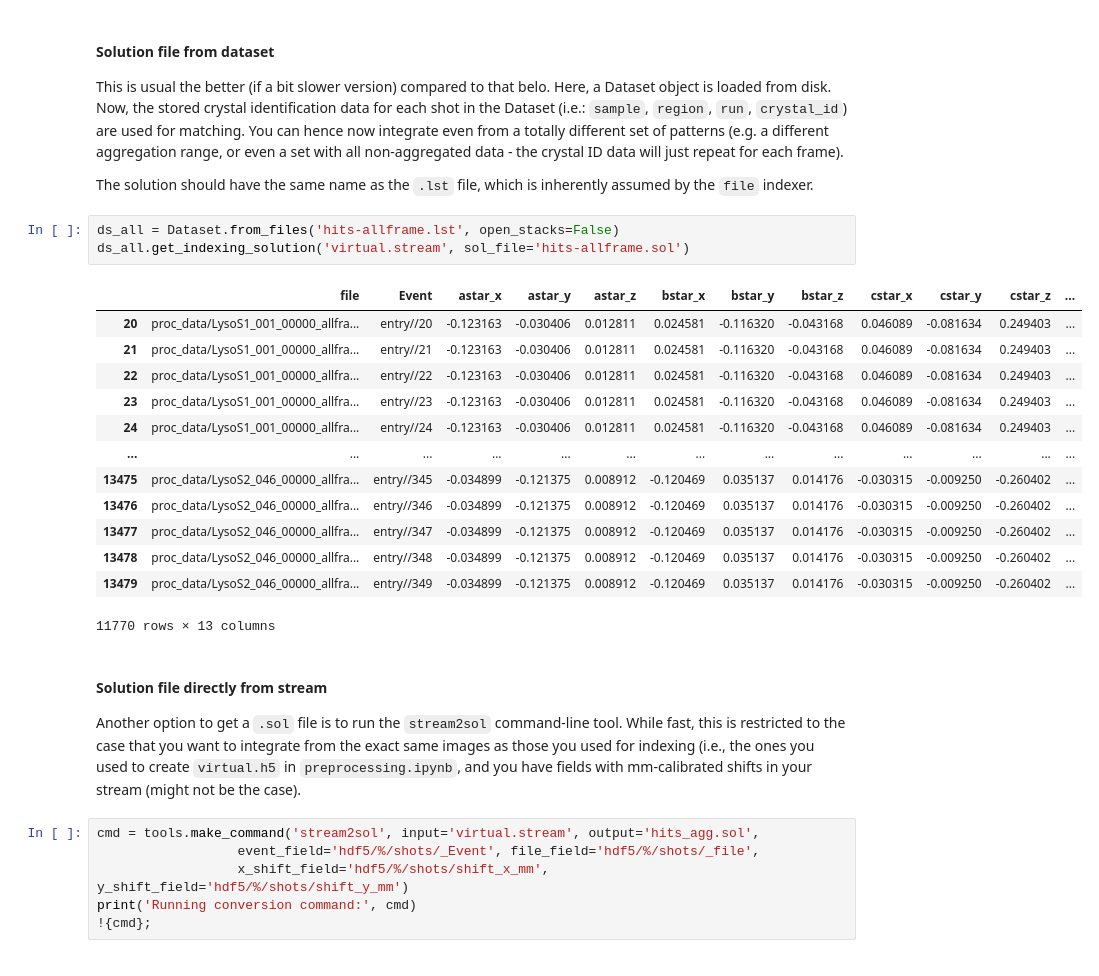
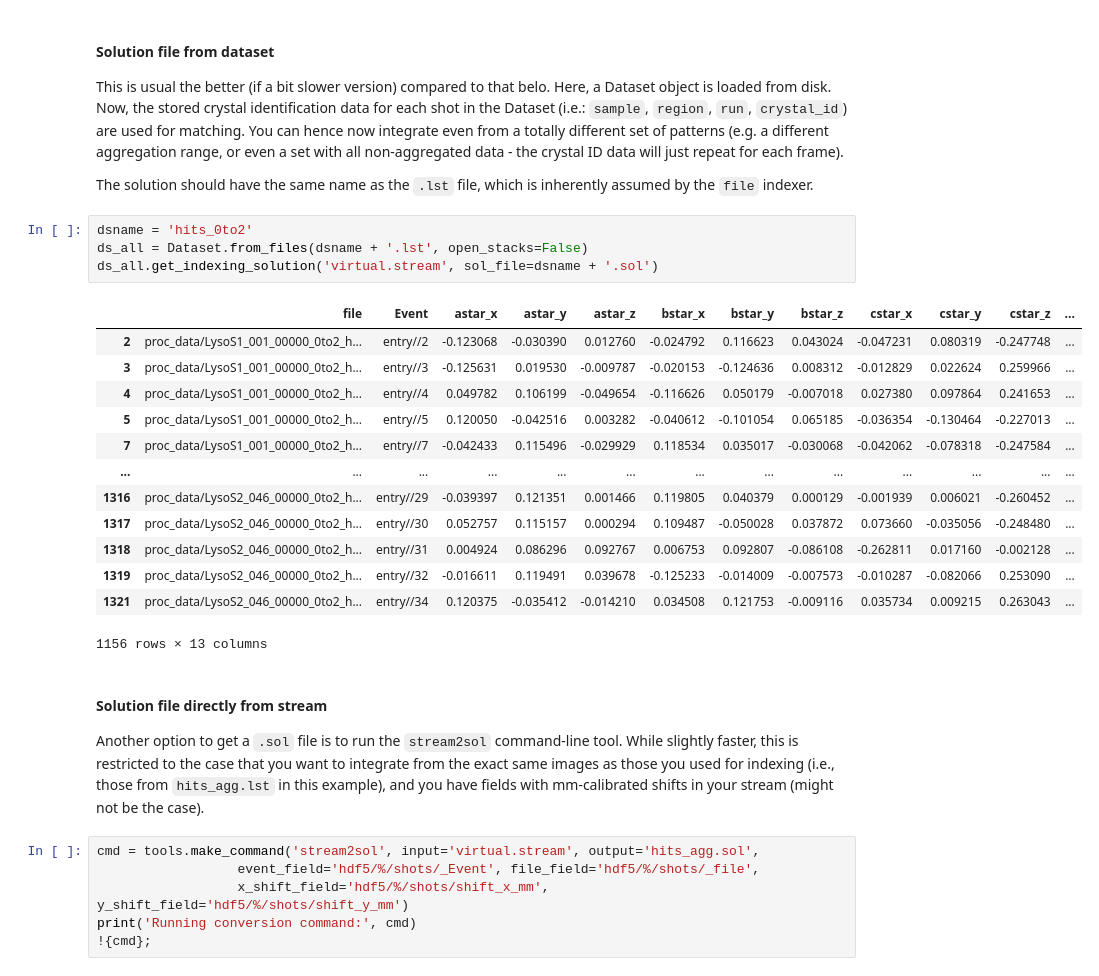
Before and after one commit to robertbuecker/serialed-examples, a Jupyter notebook: indexing.ipynb, the cells around one changed output. Saved outputs shown, nothing was run; the diff lists cells and outputs as text.

```diff
--- a/indexing.ipynb
+++ b/indexing.ipynb
@@ -111,26 +117,27 @@ You can hence now integrate even from a totally different set of patterns (e.g.
 
 The solution should have the same name as the `.lst` file, which is inherently assumed by the `file` indexer.
 # %%
-ds_all = Dataset.from_files('hits-allframe.lst', open_stacks=False)
-ds_all.get_indexing_solution('virtual.stream', sol_file='hits-allframe.sol')
+dsname = 'hits_0to2'
+ds_all = Dataset.from_files(dsname + '.lst', open_stacks=False)
+ds_all.get_indexing_solution('virtual.stream', sol_file=dsname + '.sol')
 # %% [output]
 |  | file | Event | astar_x | astar_y | astar_z | bstar_x | bstar_y | bstar_z | cstar_x | cstar_y | cstar_z | ... |
-| 20 | proc_data/LysoS1_001_00000_allfra... | entry//20 | -0.123163 | -0.030406 | 0.012811 | 0.024581 | -0.116320 | -0.043168 | 0.046089 | -0.081634 | 0.249403 | ... |
-| 21 | proc_data/LysoS1_001_00000_allfra... | entry//21 | -0.123163 | -0.030406 | 0.012811 | 0.024581 | -0.116320 | -0.043168 | 0.046089 | -0.081634 | 0.249403 | ... |
-| 22 | proc_data/LysoS1_001_00000_allfra... | entry//22 | -0.123163 | -0.030406 | 0.012811 | 0.024581 | -0.116320 | -0.043168 | 0.046089 | -0.081634 | 0.249403 | ... |
-| 23 | proc_data/LysoS1_001_00000_allfra... | entry//23 | -0.123163 | -0.030406 | 0.012811 | 0.024581 | -0.116320 | -0.043168 | 0.046089 | -0.081634 | 0.249403 | ... |
-| 24 | proc_data/LysoS1_001_00000_allfra... | entry//24 | -0.123163 | -0.030406 | 0.012811 | 0.024581 | -0.116320 | -0.043168 | 0.046089 | -0.081634 | 0.249403 | ... |
+| 2 | proc_data/LysoS1_001_00000_0to2_h... | entry//2 | -0.123068 | -0.030390 | 0.012760 | -0.024792 | 0.116623 | 0.043024 | -0.047231 | 0.080319 | -0.247748 | ... |
+| 3 | proc_data/LysoS1_001_00000_0to2_h... | entry//3 | -0.125631 | 0.019530 | -0.009787 | -0.020153 | -0.124636 | 0.008312 | -0.012829 | 0.022624 | 0.259966 | ... |
+| 4 | proc_data/LysoS1_001_00000_0to2_h... | entry//4 | 0.049782 | 0.106199 | -0.049654 | -0.116626 | 0.050179 | -0.007018 | 0.027380 | 0.097864 | 0.241653 | ... |
+| 5 | proc_data/LysoS1_001_00000_0to2_h... | entry//5 | 0.120050 | -0.042516 | 0.003282 | -0.040612 | -0.101054 | 0.065185 | -0.036354 | -0.130464 | -0.227013 | ... |
+| 7 | proc_data/LysoS1_001_00000_0to2_h... | entry//7 | -0.042433 | 0.115496 | -0.029929 | 0.118534 | 0.035017 | -0.030068 | -0.042062 | -0.078318 | -0.247584 | ... |
 | ... | ... | ... | ... | ... | ... | ... | ... | ... | ... | ... | ... | ... |
-| 13475 | proc_data/LysoS2_046_00000_allfra... | entry//345 | -0.034899 | -0.121375 | 0.008912 | -0.120469 | 0.035137 | 0.014176 | -0.030315 | -0.009250 | -0.260402 | ... |
-| 13476 | proc_data/LysoS2_046_00000_allfra... | entry//346 | -0.034899 | -0.121375 | 0.008912 | -0.120469 | 0.035137 | 0.014176 | -0.030315 | -0.009250 | -0.260402 | ... |
-| 13477 | proc_data/LysoS2_046_00000_allfra... | entry//347 | -0.034899 | -0.121375 | 0.008912 | -0.120469 | 0.035137 | 0.014176 | -0.030315 | -0.009250 | -0.260402 | ... |
-| 13478 | proc_data/LysoS2_046_00000_allfra... | entry//348 | -0.034899 | -0.121375 | 0.008912 | -0.120469 | 0.035137 | 0.014176 | -0.030315 | -0.009250 | -0.260402 | ... |
-| 13479 | proc_data/LysoS2_046_00000_allfra... | entry//349 | -0.034899 | -0.121375 | 0.008912 | -0.120469 | 0.035137 | 0.014176 | -0.030315 | -0.009250 | -0.260402 | ... |
+| 1316 | proc_data/LysoS2_046_00000_0to2_h... | entry//29 | -0.039397 | 0.121351 | 0.001466 | 0.119805 | 0.040379 | 0.000129 | -0.001939 | 0.006021 | -0.260452 | ... |
+| 1317 | proc_data/LysoS2_046_00000_0to2_h... | entry//30 | 0.052757 | 0.115157 | 0.000294 | 0.109487 | -0.050028 | 0.037872 | 0.073660 | -0.035056 | -0.248480 | ... |
+| 1318 | proc_data/LysoS2_046_00000_0to2_h... | entry//31 | 0.004924 | 0.086296 | 0.092767 | 0.006753 | 0.092807 | -0.086108 | -0.262811 | 0.017160 | -0.002128 | ... |
+| 1319 | proc_data/LysoS2_046_00000_0to2_h... | entry//32 | -0.016611 | 0.119491 | 0.039678 | -0.125233 | -0.014009 | -0.007573 | -0.010287 | -0.082066 | 0.253090 | ... |
+| 1321 | proc_data/LysoS2_046_00000_0to2_h... | entry//34 | 0.120375 | -0.035412 | -0.014210 | 0.034508 | 0.121753 | -0.009116 | 0.035734 | 0.009215 | 0.263043 | ... |
-11770 rows × 13 columns
+1156 rows × 13 columns
 # %% [markdown]
 #### Solution file directly from stream
 Another option to get a `.sol` file is to run the `stream2sol` command-line tool.
-While fast, this is restricted to the case that you want to integrate from the exact same images as those you used for indexing (i.e., the ones you used to create `virtual.h5` in `preprocessing.ipynb`, and you have fields with mm-calibrated shifts in your stream (might not be the case).
+While slightly faster, this is restricted to the case that you want to integrate from the exact same images as those you used for indexing (i.e., those from `hits_agg.lst` in this example), and you have fields with mm-calibrated shifts in your stream (might not be the case).
 # %%
 cmd = tools.make_command('stream2sol', input='virtual.stream', output='hits_agg.sol',
                   event_field='hdf5/%/shots/_Event', file_field='hdf5/%/shots/_file',
```
Also changed, not shown: parts of 7 cells of this notebook, 3 other files.
